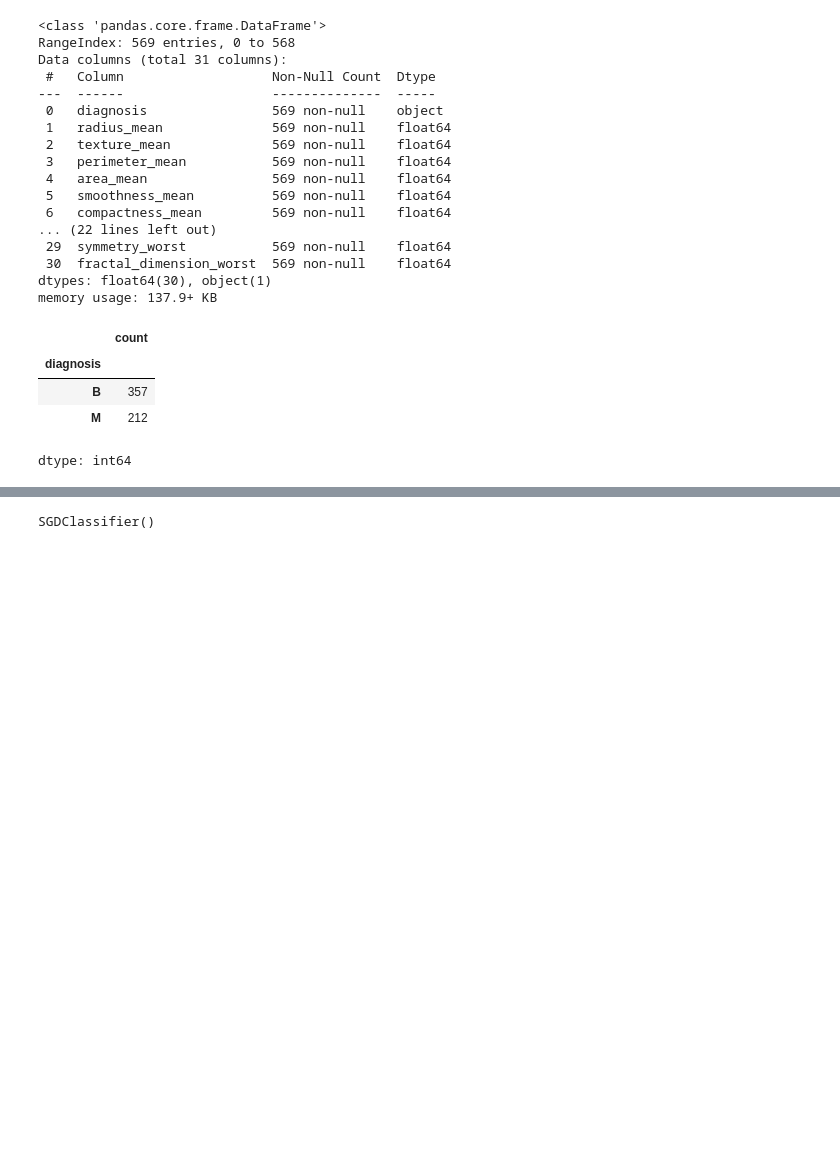
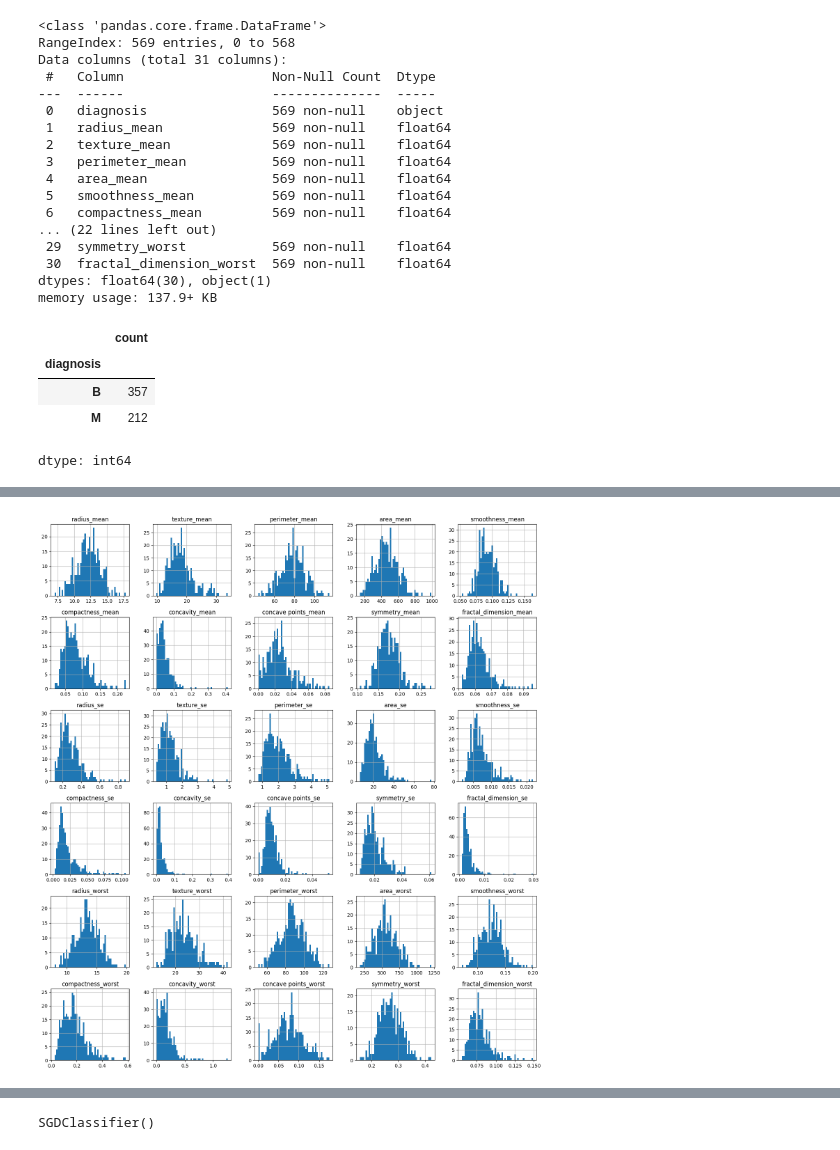
Before and after one commit to MorawoLekanDavid/ML_projects, a Jupyter notebook: breastCancer.ipynb, the cells around one changed output, grey strips where cells are left out. Drawn from its saved outputs; the diff is of its cells as text; code cells hidden in the pictures; blank space fills up the shorter version.

```diff
--- a/breastCancer.ipynb
+++ b/breastCancer.ipynb
@@ -70,3 +72,11 @@ plt.show()
+# %%
+cancer_beg = cancer[cancer['diagnosis'] == 'B']
+# %%
+import matplotlib.pyplot as plt
+cancer_beg.hist(bins =50, figsize = (18, 20))
+plt.show()
+# %% [output]
+[figure, added]
 # %%
 from sklearn.preprocessing import LabelEncoder
 le = LabelEncoder()
```
Also changed, not shown: parts of 21 cells of this notebook.
